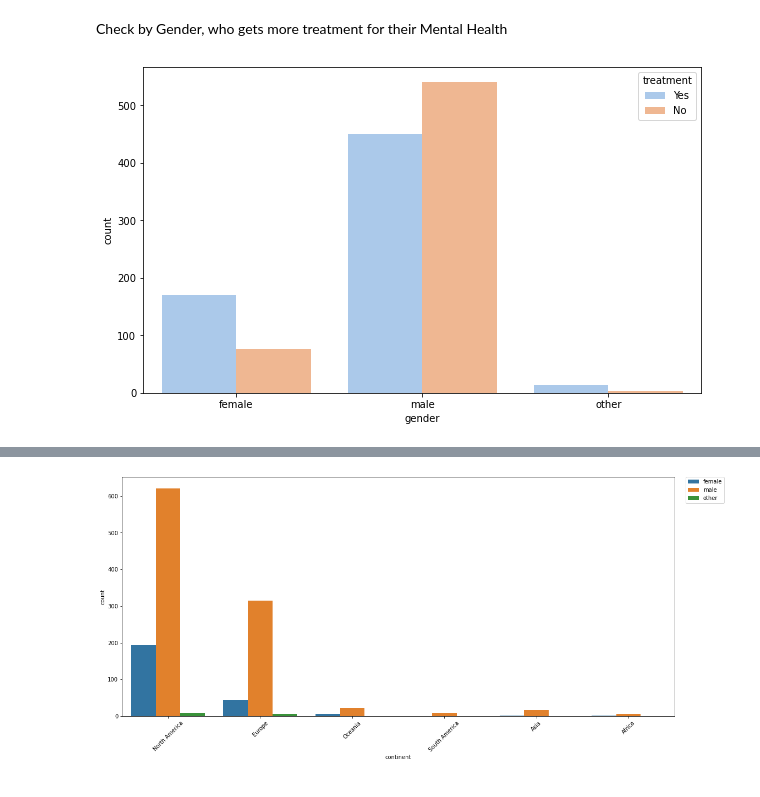
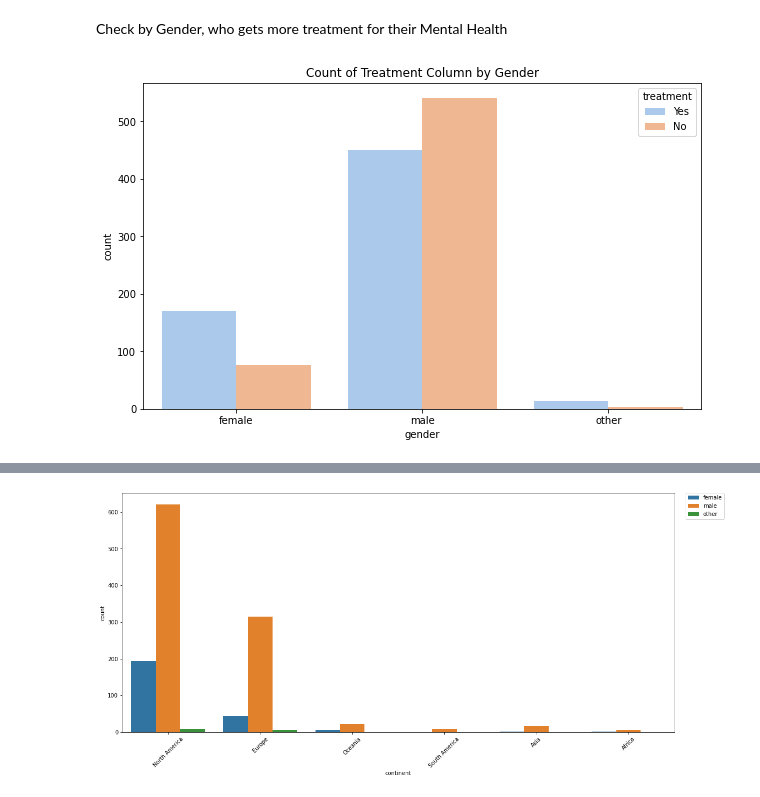
Before and after one commit to bsamimi25/Mental_Health_in_Tech, a Jupyter notebook: Data Visualizations.ipynb, the cells around one changed output, grey strips where cells are left out. Cells and saved outputs as stored; diff of their text form; code cells hidden in the pictures.

```diff
--- a/Data Visualizations.ipynb
+++ b/Data Visualizations.ipynb
@@ -200,7 +210,7 @@ Check by Gender, who gets more treatment for their Mental Health
 # %%
 # Men tend to get less help compared to women
 plt.figure(figsize=(10,6))
-sns.countplot(x=data['gender'], hue = 'treatment', data = data, palette = "pastel")
+sns.countplot(x=data['gender'], hue = 'treatment', data = data, palette = "pastel").set(title= "Count of Treatment Column by Gender")
 plt.show()
 # %% [output]
-[figure, old version]
+[figure, new version]
```
Also changed, not shown: parts of 4 cells of this notebook.
